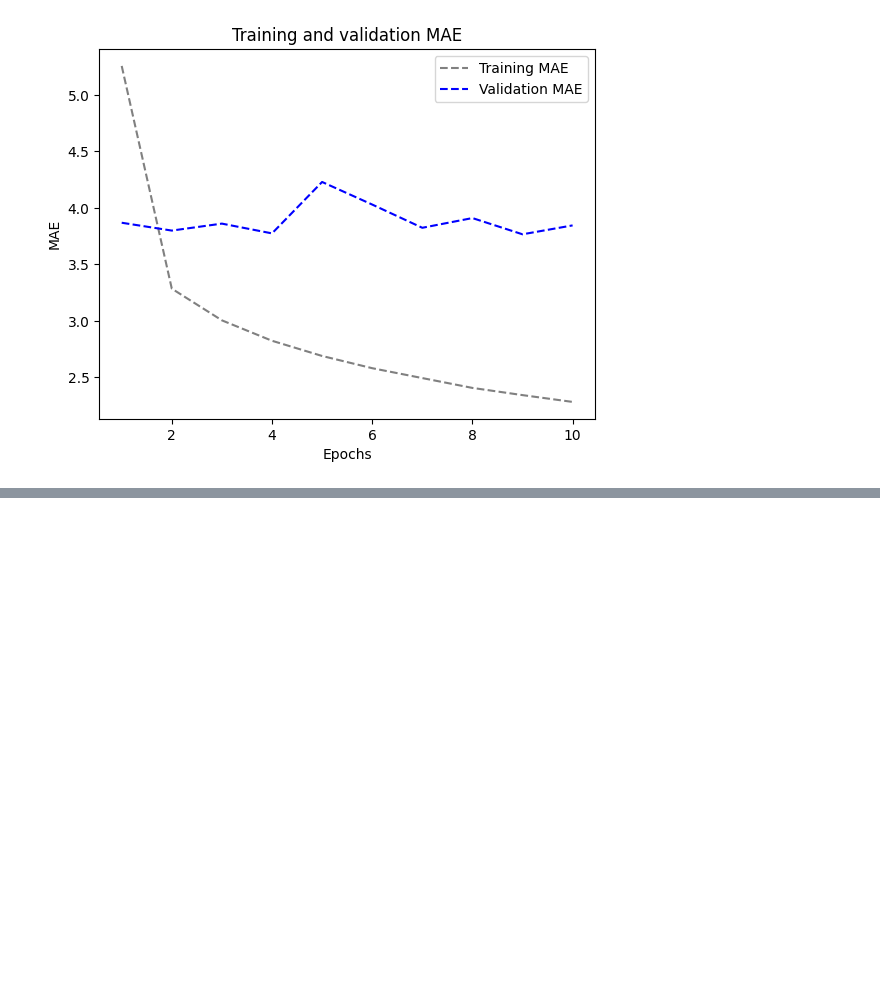
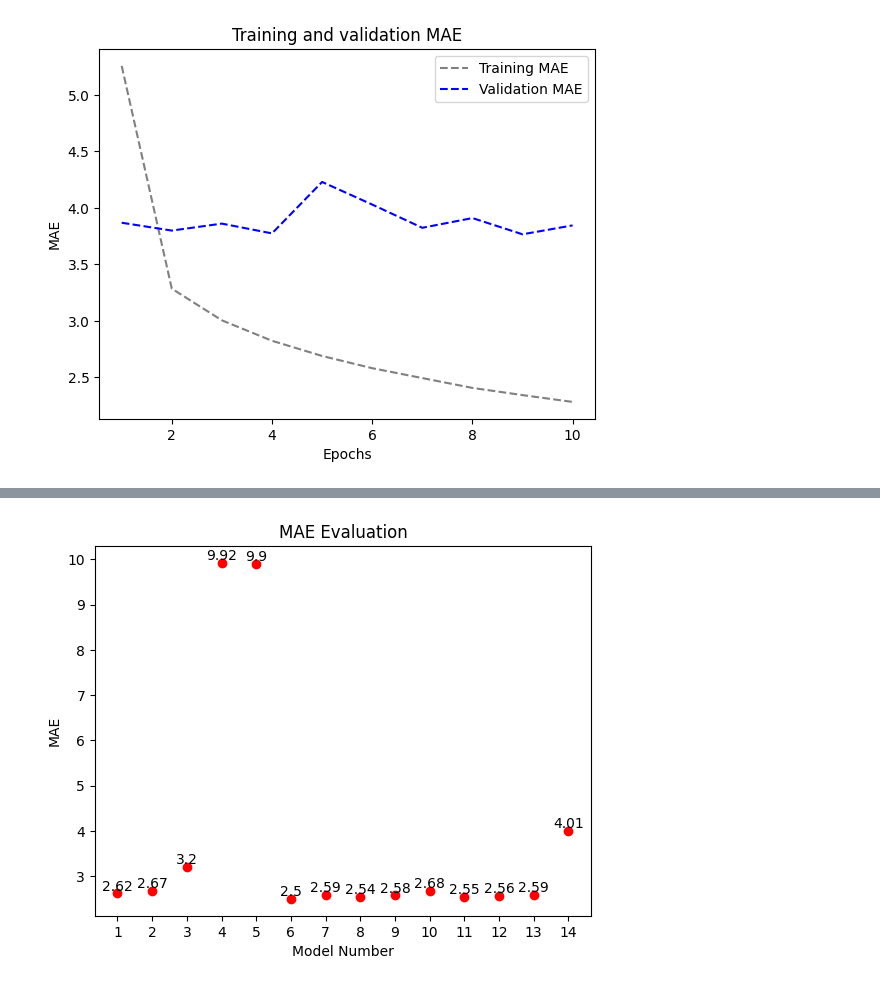
Before and after one commit to Nisha40108/ADVANCED-MACHINE-LEARNING-64061-, a Jupyter notebook: Assignment 3 RNN.ipynb, the cells around one changed output, grey strips where cells are left out. Drawn from its saved outputs; the diff is of its cells as text; code cells hidden in the pictures; blank space fills up the shorter version.

```diff
--- a/Assignment 3 RNN.ipynb
+++ b/Assignment 3 RNN.ipynb
@@ -930,25 +917,0 @@ VGG 5: Fine Tunning VGG_Model_3 (Training Samples - 5000)
-# %%
-Models = ("Mod_1","Mod_2","Mod_3","Mod_4","Mod_5""Mod_6","Mod_7","Mod_8","Mod_9","Mod_10","Mod_11","Mod_12","Mod_13",)
-Mae = (2,79,2,81,2,90)
-
-# Loss Evaluation
-plt.scatter(Models, Loss, color="red")
-plt.title("Loss Evaluation")
-plt.xlabel("Models")
-plt.ylabel("Loss")
-
-for (xi, yi) in zip(Models,Loss):
-    plt.text(xi, yi, yi, va='bottom', ha='center')
-
-plt.show()
-
-# Accuracy Evaluation
-plt.scatter(Models, Accuracy, color="blue")
-plt.title("Accuracy Evaluation")
-plt.xlabel("Models")
-plt.ylabel("Accuracy")
-
-for (xi, yi) in zip(Models,Accuracy):
-    plt.text(xi, yi, yi, va='bottom', ha='center')
-
-plt.show()
@@ -954,0 +948,16 @@ plt.show()
+# %%
+Models = ("1","2","3","4","5","6","7","8","9","10","11","12","13","14")
+Mae = (2.62,2.67,3.2,9.92,9.9,2.5,2.59,2.54,2.58,2.68,2.55,2.56,2.59,4.01)
+
+# MAE Evaluation
+plt.scatter(Models, Mae, color="red")
+plt.title("MAE Evaluation")
+plt.xlabel("Model Number")
+plt.ylabel("MAE")
+
+for (xi, yi) in zip(Models,Mae):
+    plt.text(xi, yi, yi, va='bottom', ha='center')
+
+plt.show()
+# %% [output]
+[figure, added]
```
Also changed, not shown: parts of 2 cells of this notebook.
